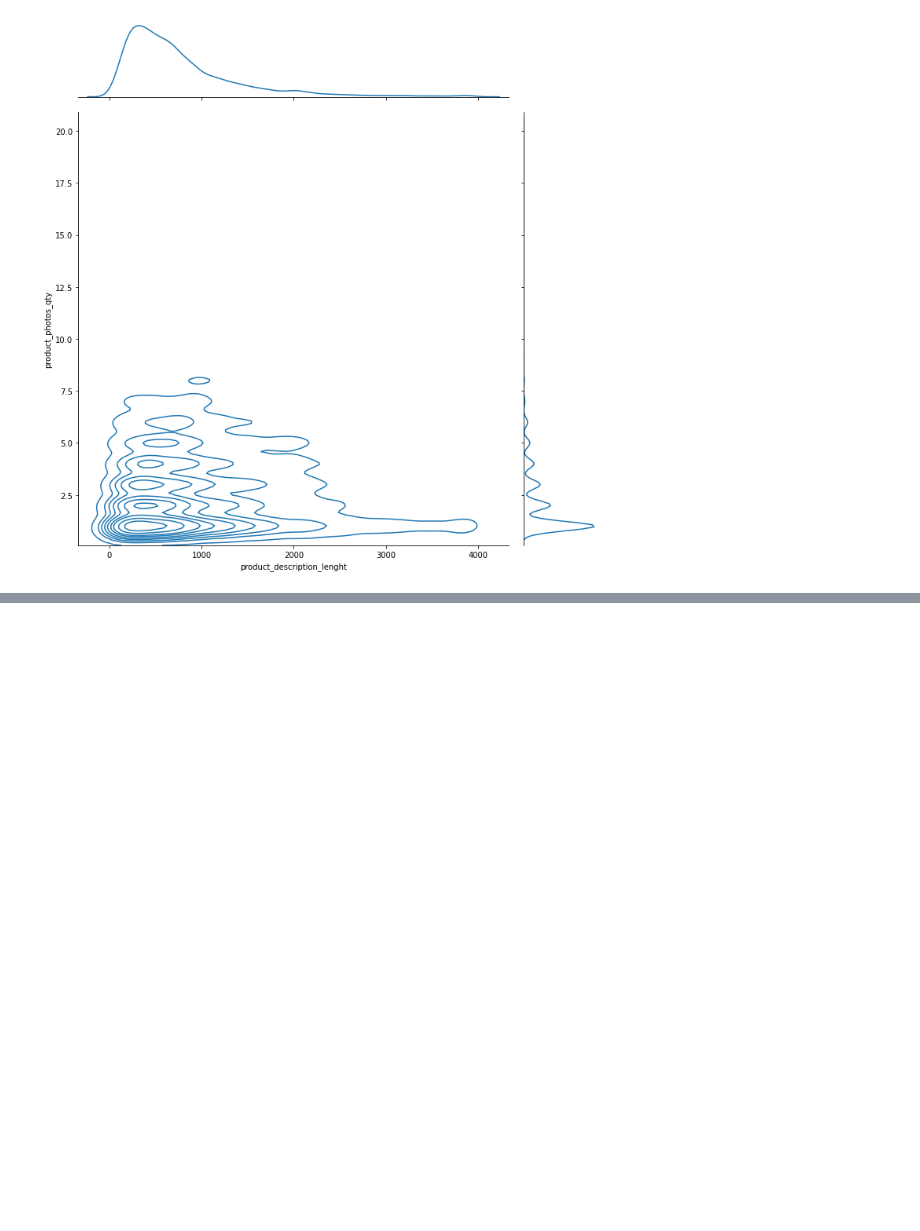
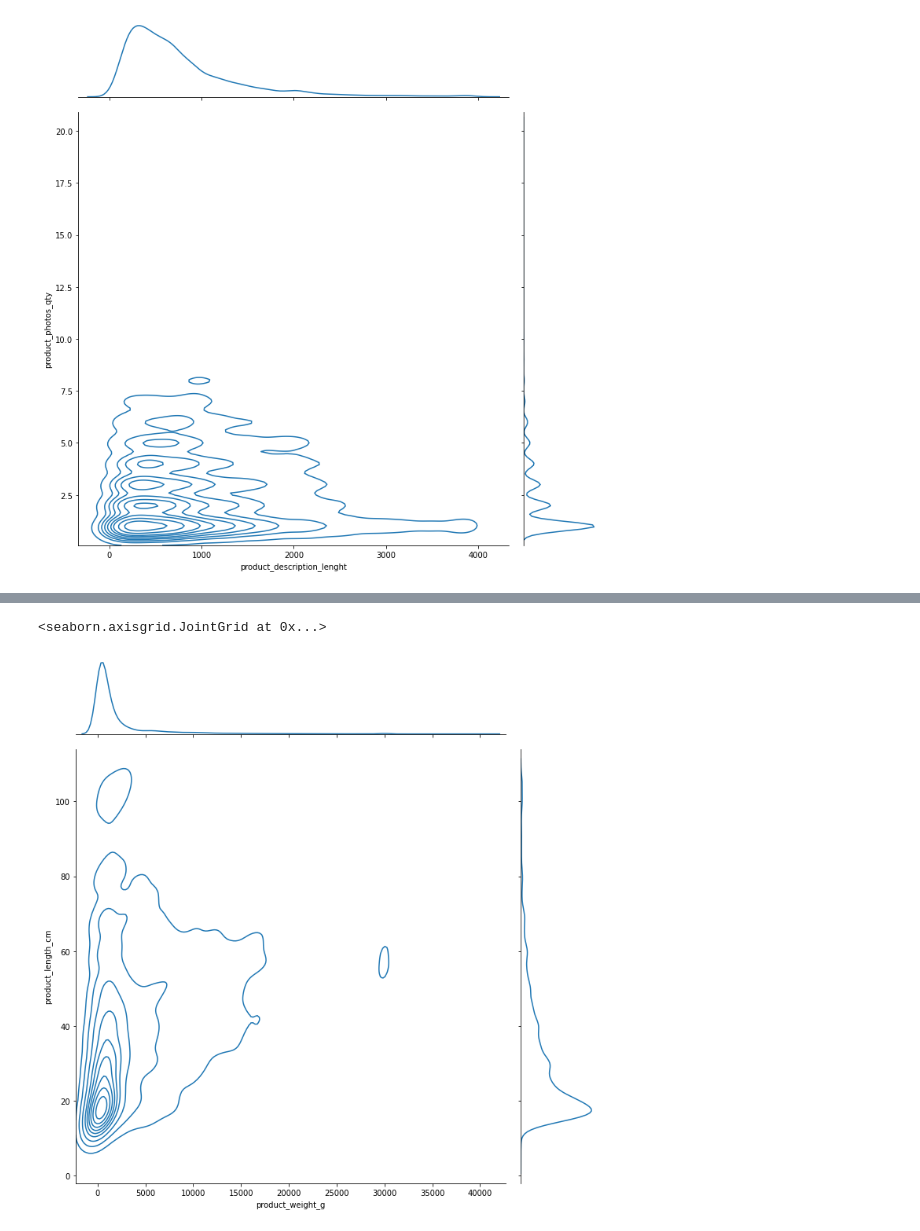
Before and after one commit to smwitkowski/olist-product-recommendations, a Jupyter notebook: notebooks/01-switkowski-data-eda.ipynb, the cells around one changed output, grey strips where cells are left out. Saved outputs shown, nothing was run; the diff lists cells and outputs as text; code cells hidden in the pictures; blank space fills up the shorter version.

```diff
--- a/notebooks/01-switkowski-data-eda.ipynb
+++ b/notebooks/01-switkowski-data-eda.ipynb
@@ -555,0 +563,5 @@ sns.jointplot('product_description_lenght', 'product_photos_qty', data=prod_data
+# %%
+sns.jointplot('product_weight_g', 'product_length_cm', data=prod_data, height=10, kind='kde')
+# %% [output]
+<seaborn.axisgrid.JointGrid at 0x...>
+[figure, added]
```
Also changed, not shown: parts of 14 cells of this notebook.
